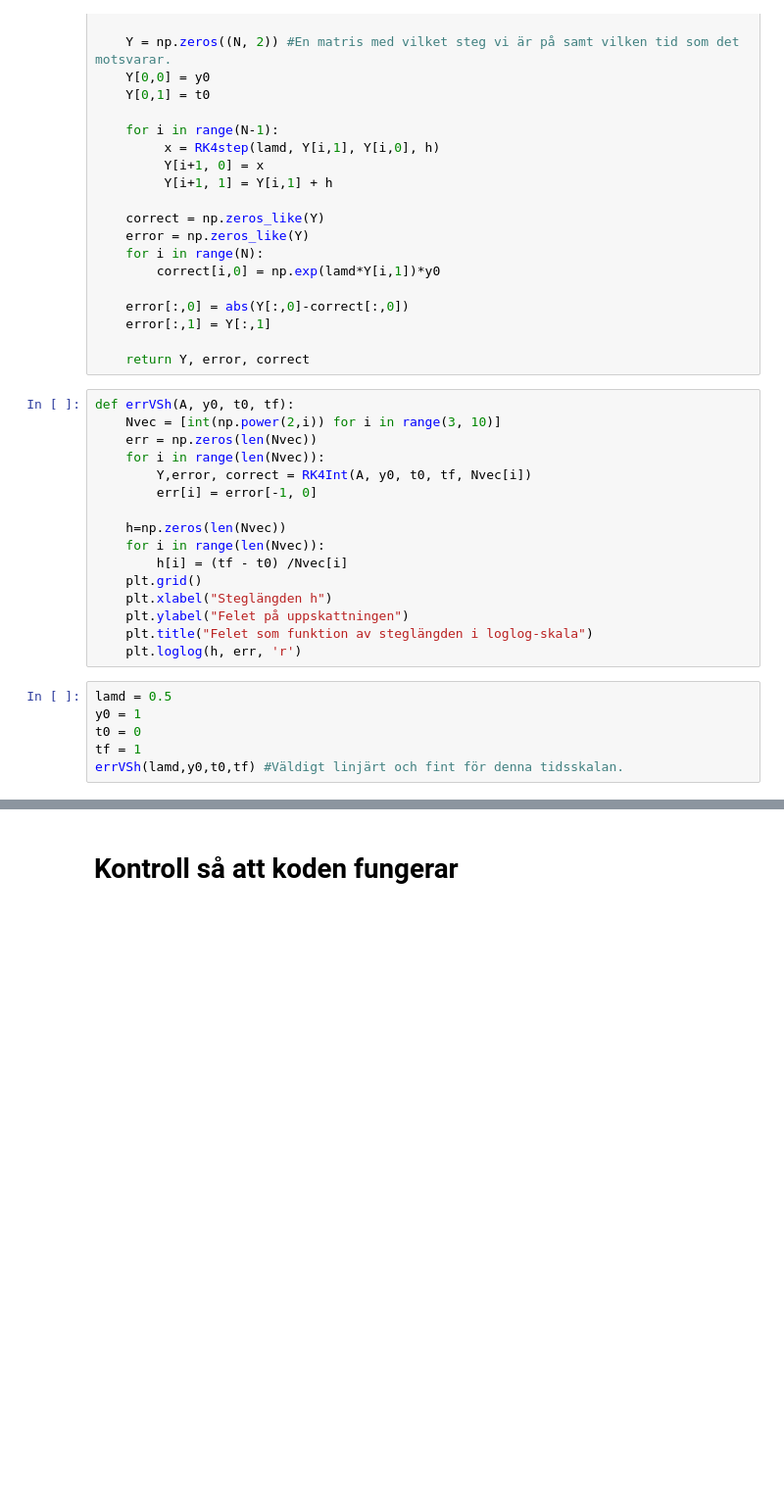
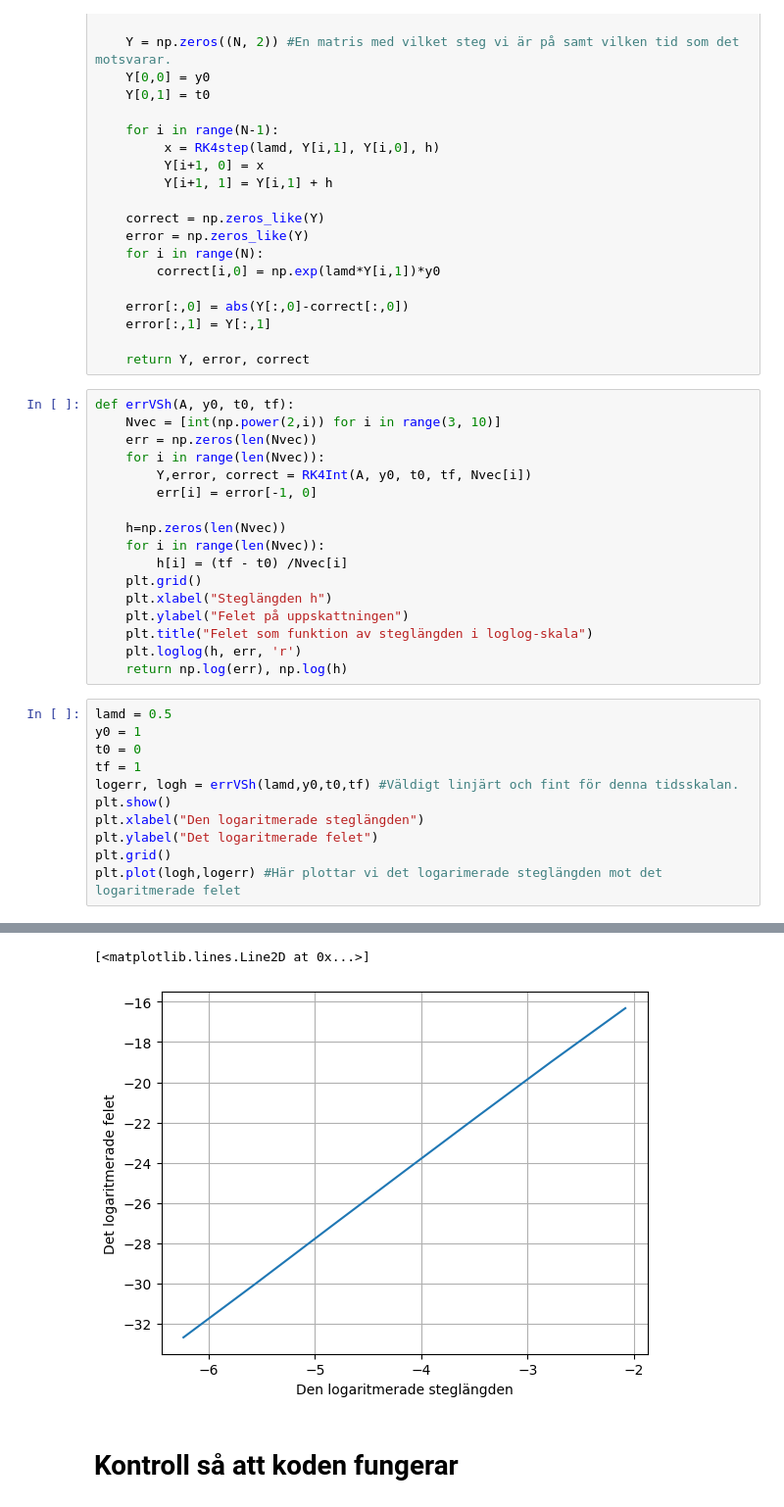
Before and after one commit to axelorrhede/Numerical-Methods-for-Differential-Equations, a Jupyter notebook: project1task1.ipynb, the cells around one changed output, grey strips where cells are left out. Shown at 98% size. Drawn from its saved outputs; the diff is of its cells as text; blank space fills up the shorter version.

Commit message:
Fixade lite med ordningen på felet.

```diff
--- a/project1task1.ipynb
+++ b/project1task1.ipynb
@@ -50,14 +50,22 @@ def errVSh(A, y0, t0, tf):
     plt.ylabel("Felet på uppskattningen")
     plt.title("Felet som funktion av steglängden i loglog-skala")
     plt.loglog(h, err, 'r')
+    return np.log(err), np.log(h)
 # %%
 lamd = 0.5
 y0 = 1
 t0 = 0
 tf = 1
-errVSh(lamd,y0,t0,tf) #Väldigt linjärt och fint för denna tidsskalan.
+logerr, logh = errVSh(lamd,y0,t0,tf) #Väldigt linjärt och fint för denna tidsskalan.
+plt.show()
+plt.xlabel("Den logaritmerade steglängden")
+plt.ylabel("Det logaritmerade felet")
+plt.grid()
+plt.plot(logh,logerr) #Här plottar vi det logarimerade steglängden mot det logaritmerade felet
 # %% [output]
 [figure]
+[<matplotlib.lines.Line2D at 0x...>]
+[figure, added]
 # %% [markdown]
  # Kontroll så att koden fungerar
 # %%
```
Also changed, not shown: 1 other file.
